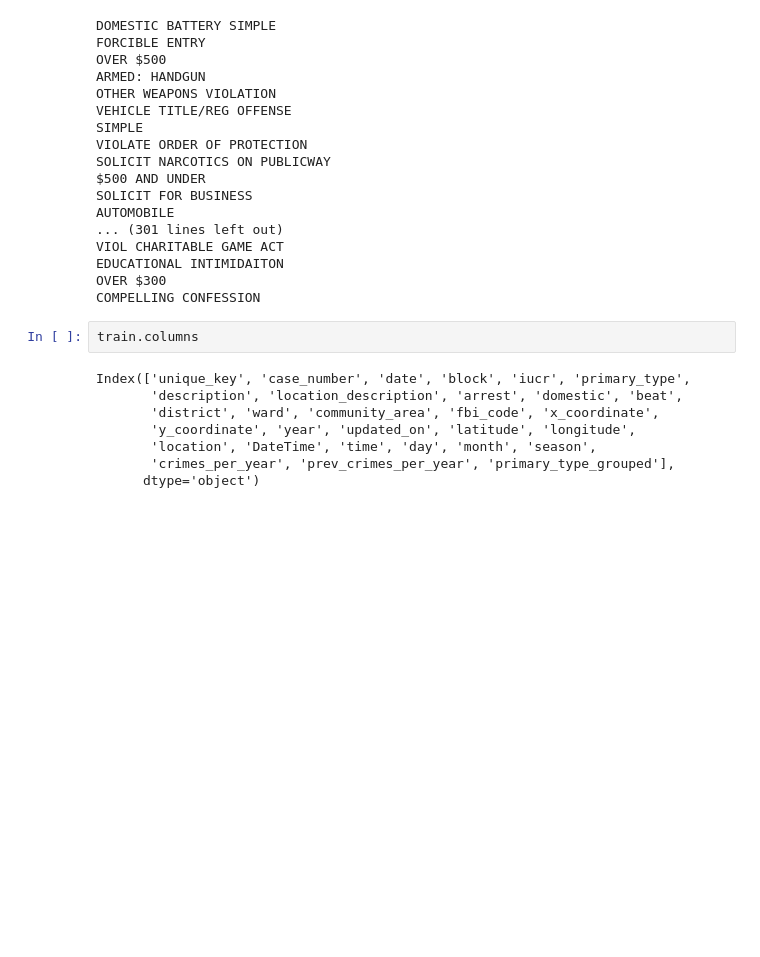
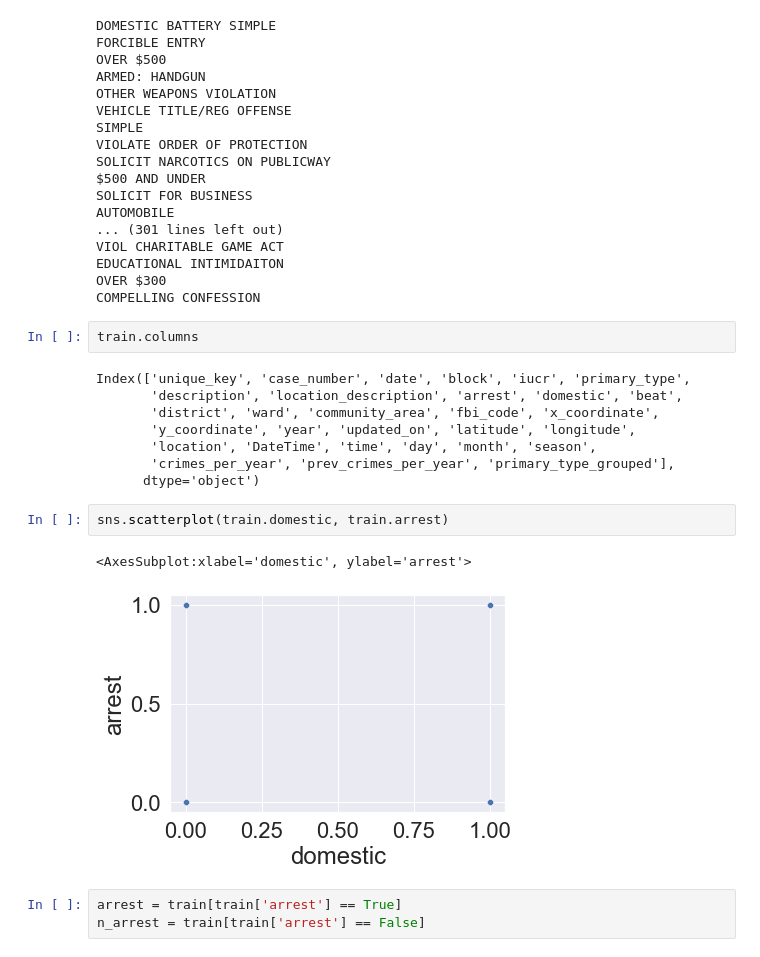
Before and after one commit to ncgauroneal/CrimePrediction, a Jupyter notebook: Data Science Work/Data Analysis.ipynb, the cells around one changed output. Cells and saved outputs as stored; diff of their text form; blank space fills up the shorter version.

```diff
--- a/Data Science Work/Data Analysis.ipynb
+++ b/Data Science Work/Data Analysis.ipynb
@@ -450,3 +491,11 @@ Index(['unique_key', 'case_number', 'date', 'block', 'iucr', 'primary_type',
        'location', 'DateTime', 'time', 'day', 'month', 'season',
        'crimes_per_year', 'prev_crimes_per_year', 'primary_type_grouped'],
       dtype='object')
+# %%
+sns.scatterplot(train.domestic, train.arrest)
+# %% [output]
+<AxesSubplot:xlabel='domestic', ylabel='arrest'>
+[figure, added]
+# %%
+arrest = train[train['arrest'] == True]
+n_arrest = train[train['arrest'] == False]
```
Also changed, not shown: parts of 28 cells of this notebook, 1 other file.
